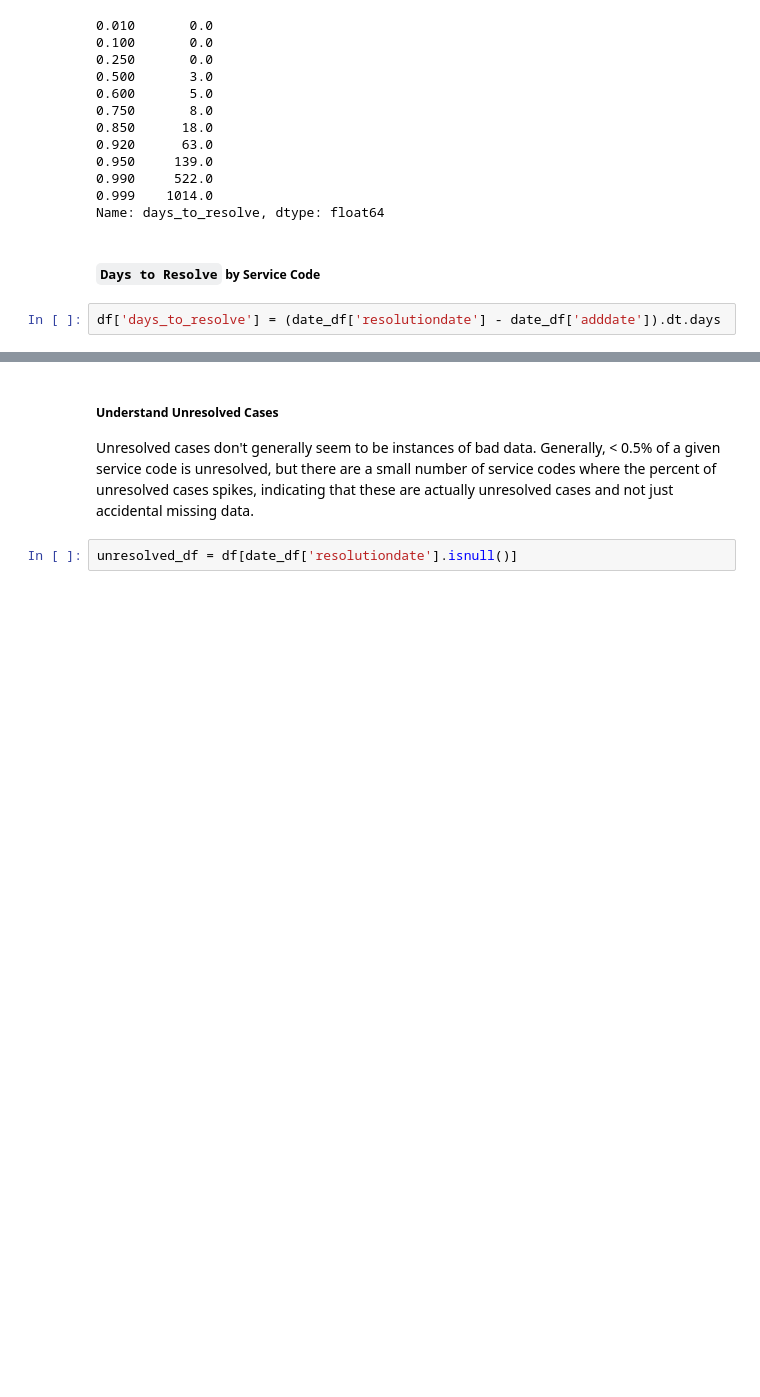
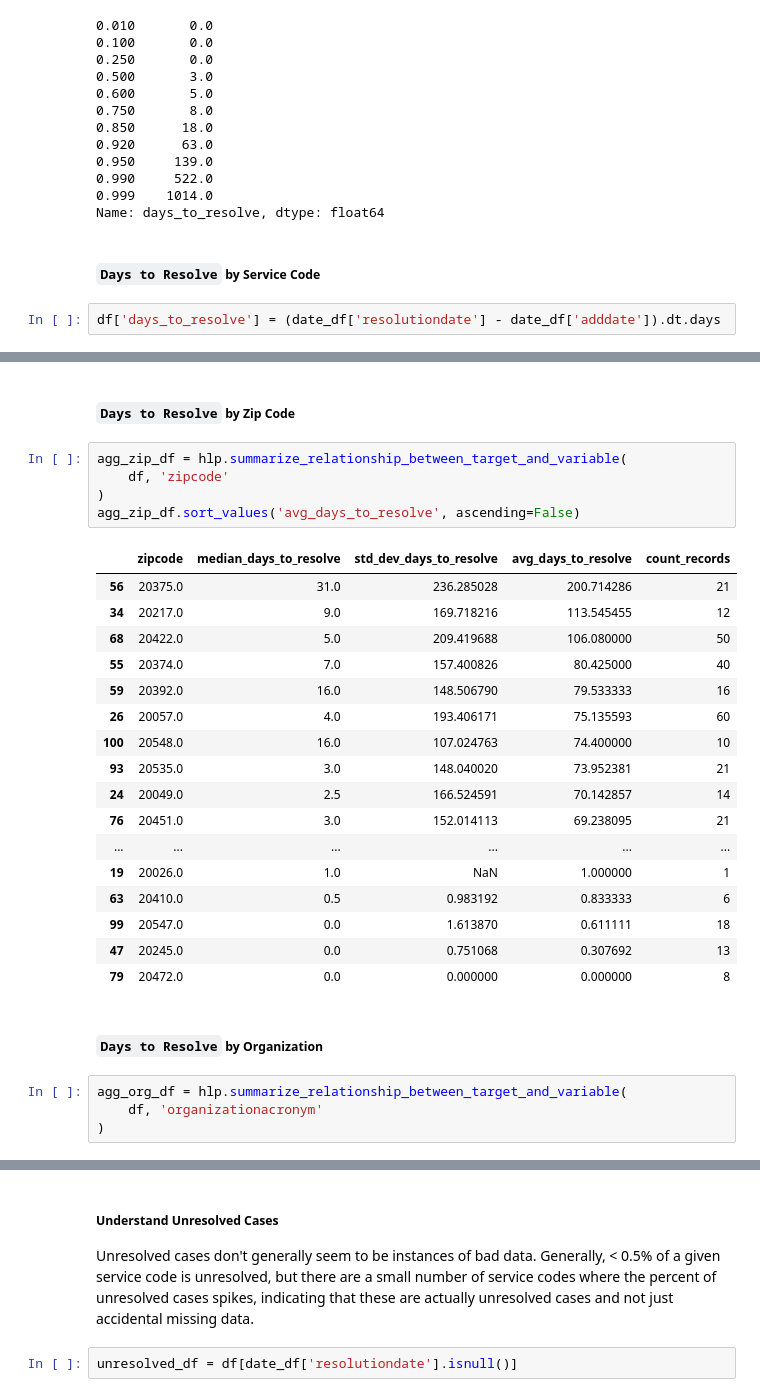
Before and after one commit to FeldmanMike/dc311, a Jupyter notebook: notebooks/01_data_exploration/01_data_exploration.ipynb, the cells around one changed output, grey strips where cells are left out. Saved outputs shown, nothing was run; the diff lists cells and outputs as text; blank space fills up the shorter version.

```diff
--- a/notebooks/01_data_exploration/01_data_exploration.ipynb
+++ b/notebooks/01_data_exploration/01_data_exploration.ipynb
@@ -295,0 +300,31 @@ agg_ward_df.sort_values('ward', ascending=True).head(30)
+# %% [markdown]
+##### `Days to Resolve` by Zip Code
+# %%
+agg_zip_df = hlp.summarize_relationship_between_target_and_variable(
+    df, 'zipcode'
+)
+agg_zip_df.sort_values('avg_days_to_resolve', ascending=False)
+# %% [output]
+|  | zipcode | median_days_to_resolve | std_dev_days_to_resolve | avg_days_to_resolve | count_records |
+| 56 | 20375.0 | 31.0 | 236.285028 | 200.714286 | 21 |
+| 34 | 20217.0 | 9.0 | 169.718216 | 113.545455 | 12 |
+| 68 | 20422.0 | 5.0 | 209.419688 | 106.080000 | 50 |
+| 55 | 20374.0 | 7.0 | 157.400826 | 80.425000 | 40 |
+| 59 | 20392.0 | 16.0 | 148.506790 | 79.533333 | 16 |
+| 26 | 20057.0 | 4.0 | 193.406171 | 75.135593 | 60 |
+| 100 | 20548.0 | 16.0 | 107.024763 | 74.400000 | 10 |
+| 93 | 20535.0 | 3.0 | 148.040020 | 73.952381 | 21 |
+| 24 | 20049.0 | 2.5 | 166.524591 | 70.142857 | 14 |
+| 76 | 20451.0 | 3.0 | 152.014113 | 69.238095 | 21 |
+| ... | ... | ... | ... | ... | ... |
+| 19 | 20026.0 | 1.0 | NaN | 1.000000 | 1 |
+| 63 | 20410.0 | 0.5 | 0.983192 | 0.833333 | 6 |
+| 99 | 20547.0 | 0.0 | 1.613870 | 0.611111 | 18 |
+| 47 | 20245.0 | 0.0 | 0.751068 | 0.307692 | 13 |
+| 79 | 20472.0 | 0.0 | 0.000000 | 0.000000 | 8 |
+# %% [markdown]
+##### `Days to Resolve` by Organization
+# %%
+agg_org_df = hlp.summarize_relationship_between_target_and_variable(
+    df, 'organizationacronym'
+)
```
Also changed, not shown: parts of 16 cells of this notebook.
